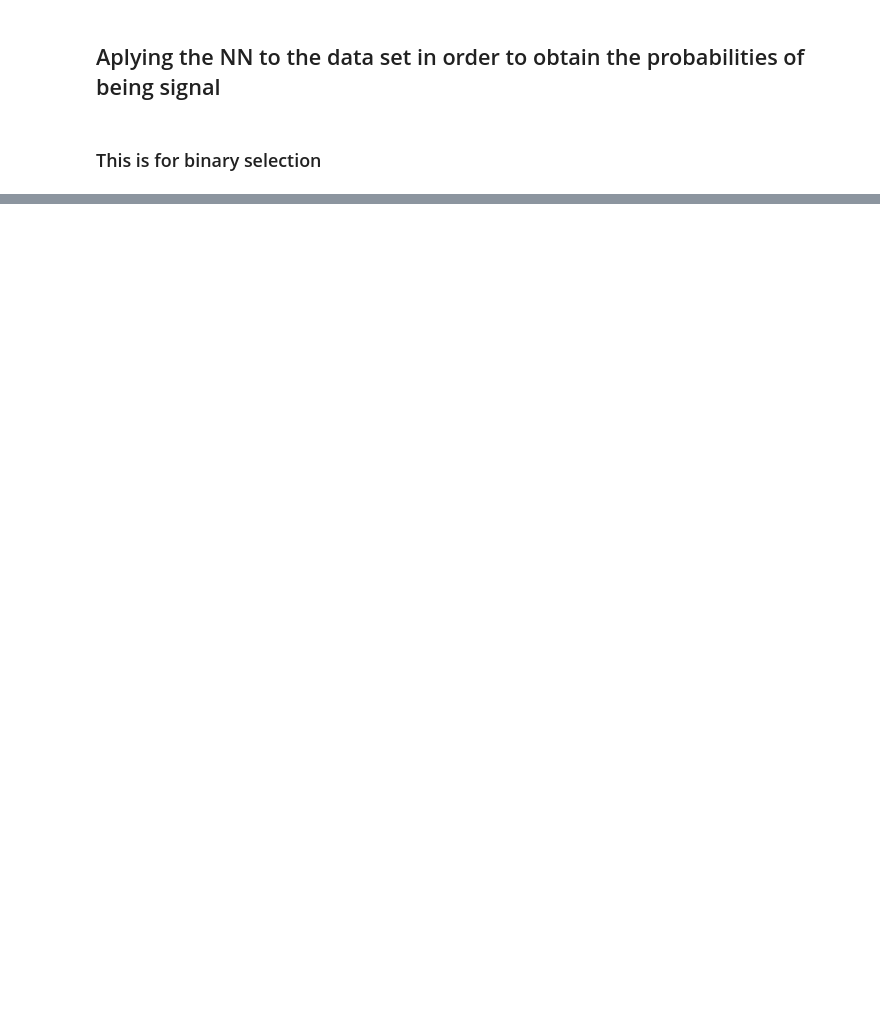
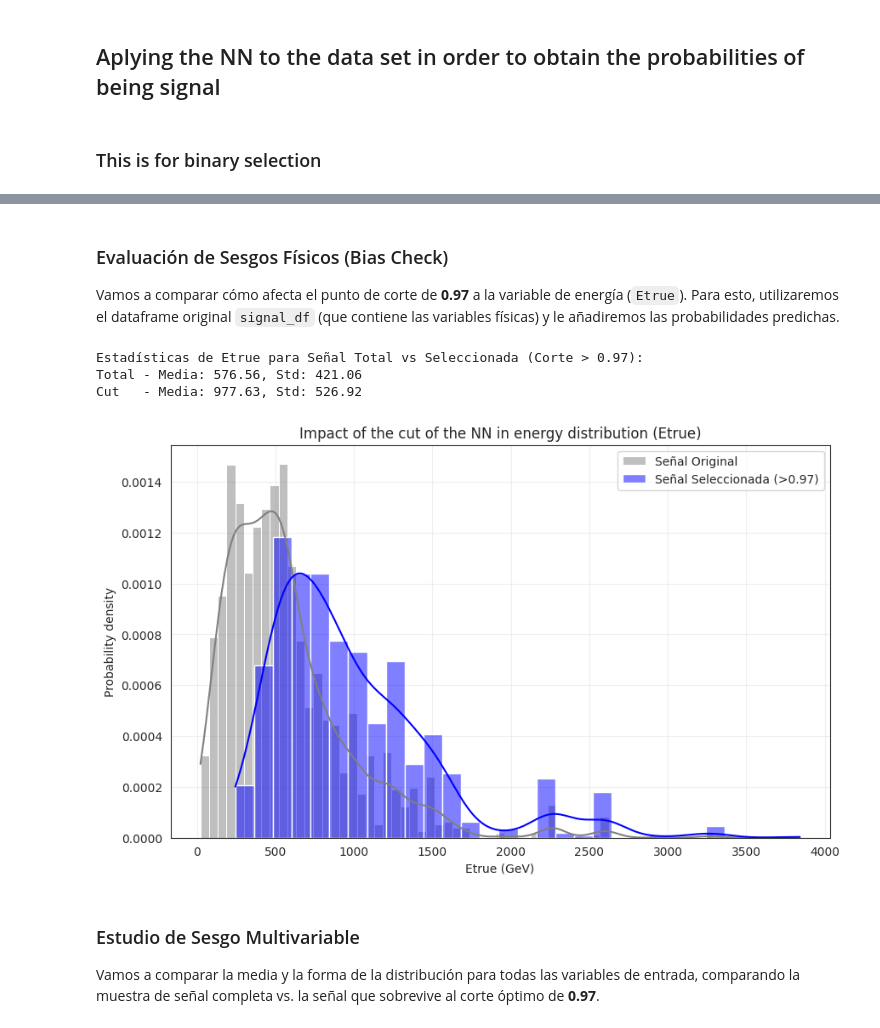
Before and after one commit to jajajandro/LIP_updated-codes, a Jupyter notebook: Template_ML.ipynb, the cells around one changed output, grey strips where cells are left out. Saved outputs shown, nothing was run; the diff lists cells and outputs as text; code cells hidden in the pictures; blank space fills up the shorter version.

```diff
--- a/Template_ML.ipynb
+++ b/Template_ML.ipynb
@@ -685,0 +839,41 @@ The best ratio S/sqrt(B) is 218.00 obtained with a cut at 0.98
+# %% [markdown]
+### Evaluación de Sesgos Físicos (Bias Check)
+
+Vamos a comparar cómo afecta el punto de corte de **0.97** a la variable de energía (`Etrue`). Para esto, utilizaremos el dataframe original `signal_df` (que contiene las variables físicas) y le añadiremos las probabilidades predichas.
+# %%
+import seaborn as sns
+
+# 1. Recuperamos la energía para los eventos de señal
+# Nota: Asumimos que el orden en signal_df se mantuvo igual al predecir
+signal_with_score = signal_df.copy()
+signal_with_score['nn_score'] = pred_full_Data[:len(signal_df), 0]
+
+# 2. Creamos el subconjunto que pasa el corte óptimo
+best_cut = 0.97
+signal_selected = signal_with_score[signal_with_score['nn_score'] >= best_cut]
+
+# 3. Comparación de estadísticas básicas
+print(f"Estadísticas de Etrue para Señal Total vs Seleccionada (Corte > {best_cut}):")
+print(f"Total - Media: {signal_with_score['Etrue'].mean():.2f}, Std: {signal_with_score['Etrue'].std():.2f}")
+print(f"Cut   - Media: {signal_selected['Etrue'].mean():.2f}, Std: {signal_selected['Etrue'].std():.2f}")
+
+# 4. Visualización de las distribuciones
+plt.figure(figsize=(10, 6))
+sns.histplot(signal_with_score['Etrue'], label='Señal Original', color='gray', kde=True, stat="density", alpha=0.5)
+sns.histplot(signal_selected['Etrue'], label=f'Señal Seleccionada (>{best_cut})', color='blue', kde=True, stat="density", alpha=0.5)
+
+plt.title('Impact of the cut of the NN in energy distribution (Etrue)')
+plt.xlabel('Etrue (GeV)')
+plt.ylabel('Probability density')
+plt.legend()
+plt.grid(True, alpha=0.3)
+plt.show()
+# %% [output]
+Estadísticas de Etrue para Señal Total vs Seleccionada (Corte > 0.97):
+Total - Media: 576.56, Std: 421.06
+Cut   - Media: 977.63, Std: 526.92
+[figure, added]
+# %% [markdown]
+### Estudio de Sesgo Multivariable
+
+Vamos a comparar la media y la forma de la distribución para todas las variables de entrada, comparando la muestra de señal completa vs. la señal que sobrevive al corte óptimo de **0.97**.
```
Also changed, not shown: parts of 20 cells of this notebook.
